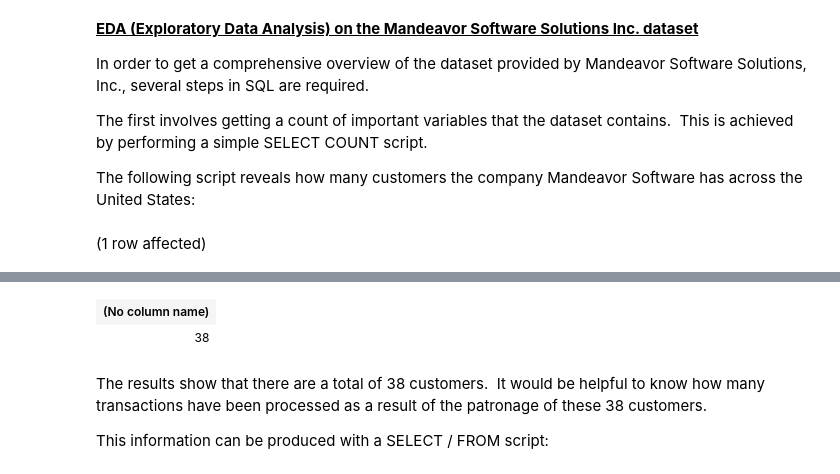
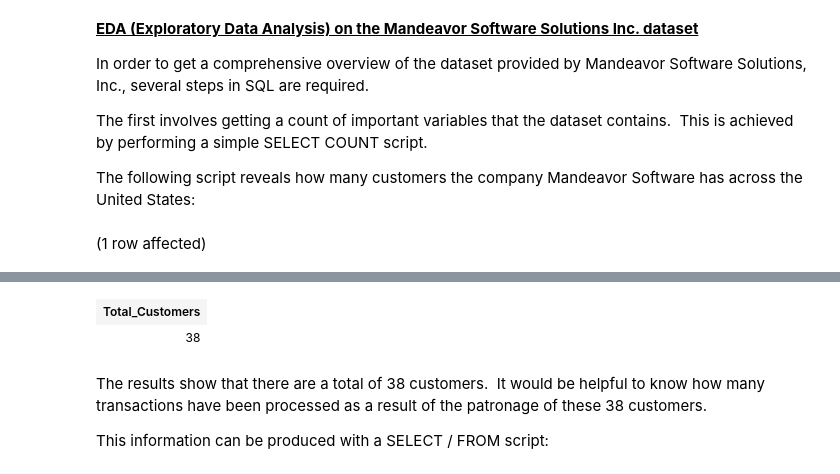
Before and after one commit to Migstah87/MigsBox, a Jupyter notebook: Notebook-1.ipynb, the cells around one changed output, grey strips where cells are left out. Cells and saved outputs as stored; diff of their text form; code cells hidden in the pictures.

```diff
--- a/Notebook-1.ipynb
+++ b/Notebook-1.ipynb
@@ -7,7 +7,7 @@ The first involves getting a count of important variables that the dataset conta
 
 The following script reveals how many customers the company Mandeavor Software has across the United States:
 # %%
-SELECT COUNT(*)FROM dbo.Customers;
+SELECT COUNT(*) AS Total_Customers FROM dbo.Customers;
 GO
 # %% [output]
 (1 row affected)
@@ -15,4 +15,4 @@ Total execution time: 00:00:00.044
-| (No column name) |
+| Total_Customers |
 | 38 |
 # %% [markdown]
 The results show that there are a total of 38 customers.  It would be helpful to know how many transactions have been processed as a result of the patronage of these 38 customers.
```
Also changed, not shown: parts of 4 cells of this notebook.
